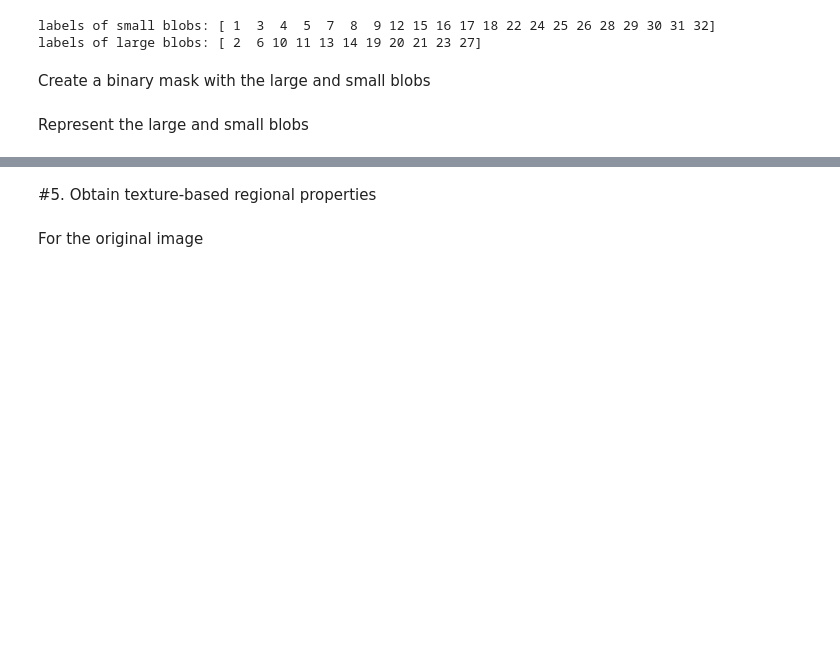
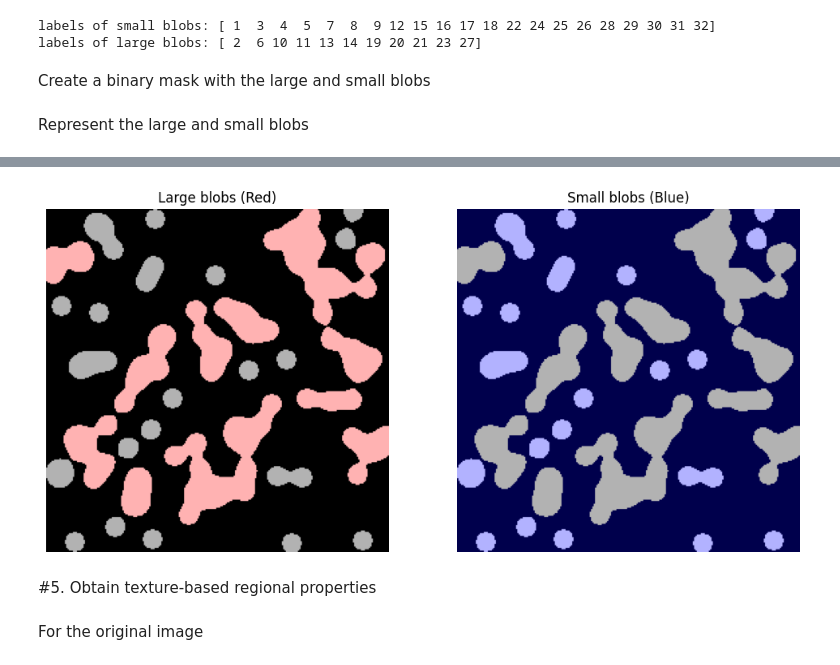
Before and after one commit to Mahsa-Goudarzi/ComputerVision, a Jupyter notebook: M3_Image Classification/Exercise4.ipynb, the cells around one changed output, grey strips where cells are left out. Saved outputs shown, nothing was run; the diff lists cells and outputs as text; code cells hidden in the pictures; blank space fills up the shorter version.

```diff
--- a/M3_Image Classification/Exercise4.ipynb
+++ b/M3_Image Classification/Exercise4.ipynb
@@ -134,7 +134,7 @@ there are 11 blobs with an area larger or equal the mean area 614.40625
 Represent the blobs that have an area smaller than the average blob's area
 # %%
 # Filter blobs with area greater than average
-blobs_below_avg = df_features[df_features['area'] < average_area]
+blobs_below_avg = df_features[df_features['area'] <= average_area]
 
 # Count them
 num_blobs_below_avg = len(blobs_below_avg)
@@ -152,5 +152,15 @@ labels of small blobs: [ 1  3  4  5  7  8  9 12 15 16 17 18 22 24 25 26 28 29 30
 labels of large blobs: [ 2  6 10 11 13 14 19 20 21 23 27]
 # %% [markdown]
 Create a binary mask with the large and small blobs
+# %%
+import numpy as np
+
+# Create binary masks (same shape as label_image)
+mask_large = np.isin(label_image, blobs_above_avg)
+mask_small = np.isin(label_image, blobs_below_avg)
+
+# convert to uint8 (0 and 1)
+mask_large = mask_large.astype(np.uint8)
+mask_small = mask_small.astype(np.uint8)
 # %% [markdown]
 Represent the large and small blobs
@@ -160,3 +167,27 @@ Represent the large and small blobs
+# %%
+from skimage.color import label2rgb
+import matplotlib.pyplot as plt
+
+# Overlay large blobs in red on the grayscale image
+image_large = label2rgb(mask_large, image=image, bg_label=0, colors=['red'])
+
+# Overlay small blobs in blue on the grayscale image
+image_small = label2rgb(mask_small, image=image, bg_label=0, colors=['blue'])
+
+# Display side by side
+fig, ax = plt.subplots(1, 2, figsize=(12, 6))
+
+ax[0].imshow(image_large)
+ax[0].set_title('Large blobs (Red)')
+ax[0].axis('off')
+
+ax[1].imshow(image_small)
+ax[1].set_title('Small blobs (Blue)')
+ax[1].axis('off')
+
+plt.show()
+# %% [output]
+[figure, added]
 # %% [markdown]
 #5. Obtain texture-based regional properties
 # %% [markdown]
```
Also changed, not shown: parts of 5 cells of this notebook.
